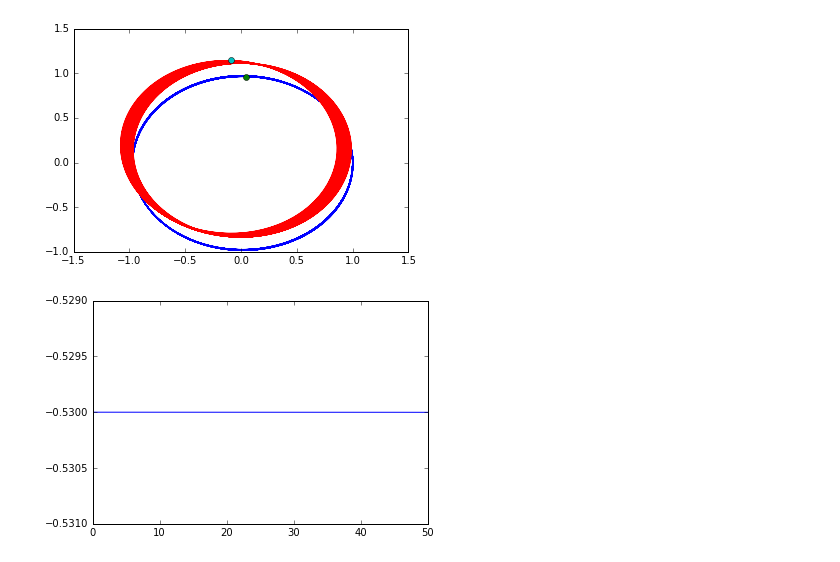
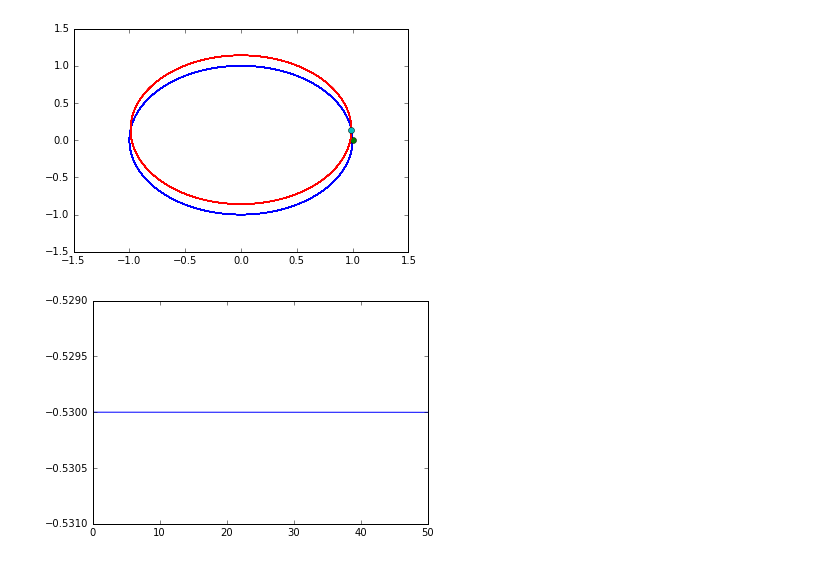
Before and after one commit to Valentinasv/Integradores-numericos, a Jupyter notebook: Kepler2.ipynb, the cells around one changed output. Saved outputs shown, nothing was run; the diff lists cells and outputs as text; code cells hidden in the pictures.

```diff
--- a/Kepler2.ipynb
+++ b/Kepler2.ipynb
@@ -14,16 +14,16 @@ def ec_mov(x_p,t,a=0):
     return array([dx,dy,dpx,dpy])
 # %%
 t = linspace(0,2*pi*50,5000)
-alfa = 0.02
+alfa = 0.0
 sol = odeint(ec_mov,[1,0,0,1],t,args=(alfa,),rtol=1e-15) #rtol es la tolerancia que se le permite a nuestro integrador llegar de un punto a otro
 sol2 = odeint(ec_mov,[0.99,sqrt(1-.99**2),0,1],t,args=(alfa,),rtol=1e-15)
 plot(sol[:,0],sol[:,1])
 plot(sol[-1,0],sol[-1,1],'o')
 plot(sol2[:,0],sol2[:,1])
 plot(sol2[-1,0],sol2[-1,1],'o')
 show()
 # %% [output]
-[figure, old version]
+[figure, new version]
 # %%
 def Energia(x_p,a):
     x,y,px,py = x_p[:,0],x_p[:,1],x_p[:,2],x_p[:,3]
```
Also changed, not shown: 16 other files.
